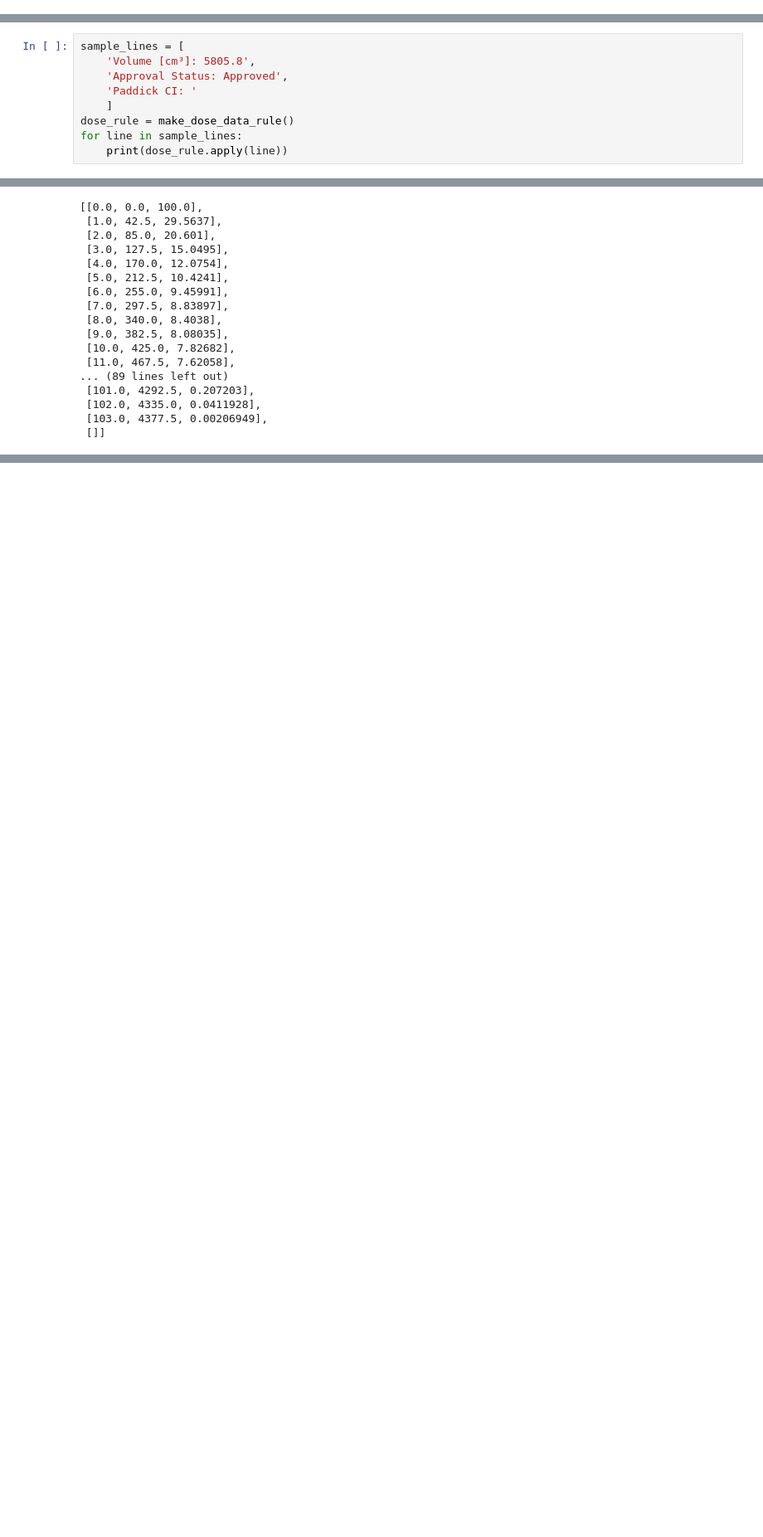
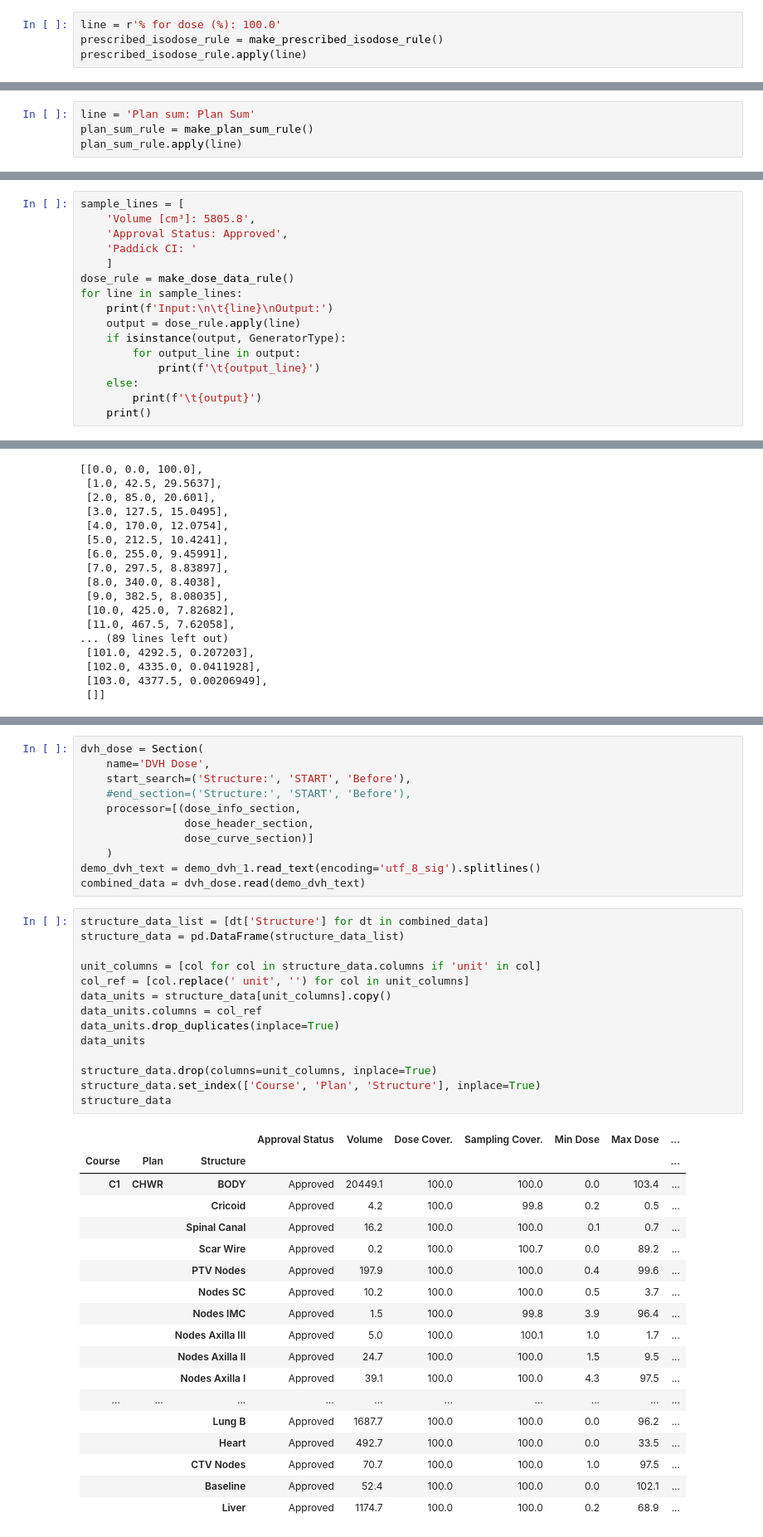
Before and after one commit to GregSal/sectionary, a Jupyter notebook: examples/read_dvh.ipynb, the cells around one changed output, grey strips where cells are left out. Shown at 83% size. Saved outputs shown, nothing was run; the diff lists cells and outputs as text; blank space fills up the shorter version.

Commit message:
DVH read section completed, bugs found

```diff
--- a/examples/read_dvh.ipynb
+++ b/examples/read_dvh.ipynb
@@ -596,3 +654,7 @@ def make_prescribed_isodose_rule() -> Rule:
                                    fail_method='None',
                                    name='make_prescribed_isodose_rule')
     return prescribed_isodose_rule
+# %%
+line = r'% for dose (%): 100.0'
+prescribed_isodose_rule = make_prescribed_isodose_rule()
+prescribed_isodose_rule.apply(line)
@@ -617,3 +681,7 @@ def make_plan_sum_rule() -> Rule:
                          fail_method='None',
                          name='make_plan_sum_rule')
     return plan_sum_rule
+# %%
+line = 'Plan sum: Plan Sum'
+plan_sum_rule = make_plan_sum_rule()
+plan_sum_rule.apply(line)
@@ -1053,5 +1156,12 @@ sample_lines = [
     ]
 dose_rule = make_dose_data_rule()
 for line in sample_lines:
-    print(dose_rule.apply(line))
+    print(f'Input:\n\t{line}\nOutput:')
+    output = dose_rule.apply(line)
+    if isinstance(output, GeneratorType):
+        for output_line in output:
+            print(f'\t{output_line}')
+    else:
+        print(f'\t{output}')
+    print()
 # %% [output]
@@ -1560,0 +1703,44 @@ dvh_dose = Section(
+# %%
+dvh_dose = Section(
+    name='DVH Dose',
+    start_search=('Structure:', 'START', 'Before'),
+    #end_section=('Structure:', 'START', 'Before'),
+    processor=[(dose_info_section,
+                dose_header_section,
+                dose_curve_section)]
+    )
+demo_dvh_text = demo_dvh_1.read_text(encoding='utf_8_sig').splitlines()
+combined_data = dvh_dose.read(demo_dvh_text)
+# %%
+structure_data_list = [dt['Structure'] for dt in combined_data]
+structure_data = pd.DataFrame(structure_data_list)
+
+unit_columns = [col for col in structure_data.columns if 'unit' in col]
+col_ref = [col.replace(' unit', '') for col in unit_columns]
+data_units = structure_data[unit_columns].copy()
+data_units.columns = col_ref
+data_units.drop_duplicates(inplace=True)
+data_units
+
+structure_data.drop(columns=unit_columns, inplace=True)
+structure_data.set_index(['Course', 'Plan', 'Structure'], inplace=True)
+structure_data
+# %% [output]
+|  |  |  | Approval Status | Volume | Dose Cover. | Sampling Cover. | Min Dose | Max Dose | ... |
+| Course | Plan | Structure |  |  |  |  |  |  | ... |
+| C1 | CHWR | BODY | Approved | 20449.1 | 100.0 | 100.0 | 0.0 | 103.4 | ... |
+|  |  | Cricoid | Approved | 4.2 | 100.0 | 99.8 | 0.2 | 0.5 | ... |
+|  |  | Spinal Canal | Approved | 16.2 | 100.0 | 100.0 | 0.1 | 0.7 | ... |
+|  |  | Scar Wire | Approved | 0.2 | 100.0 | 100.7 | 0.0 | 89.2 | ... |
+|  |  | PTV Nodes | Approved | 197.9 | 100.0 | 100.0 | 0.4 | 99.6 | ... |
+|  |  | Nodes SC | Approved | 10.2 | 100.0 | 100.0 | 0.5 | 3.7 | ... |
+|  |  | Nodes IMC | Approved | 1.5 | 100.0 | 99.8 | 3.9 | 96.4 | ... |
+|  |  | Nodes Axilla III | Approved | 5.0 | 100.0 | 100.1 | 1.0 | 1.7 | ... |
+|  |  | Nodes Axilla II | Approved | 24.7 | 100.0 | 100.0 | 1.5 | 9.5 | ... |
+|  |  | Nodes Axilla I | Approved | 39.1 | 100.0 | 100.0 | 4.3 | 97.5 | ... |
+| ... | ... | ... | ... | ... | ... | ... | ... | ... | ... |
+|  |  | Lung B | Approved | 1687.7 | 100.0 | 100.0 | 0.0 | 96.2 | ... |
+|  |  | Heart | Approved | 492.7 | 100.0 | 100.0 | 0.0 | 33.5 | ... |
+|  |  | CTV Nodes | Approved | 70.7 | 100.0 | 100.0 | 1.0 | 97.5 | ... |
+|  |  | Baseline | Approved | 52.4 | 100.0 | 100.0 | 0.0 | 102.1 | ... |
+|  |  | Liver | Approved | 1174.7 | 100.0 | 100.0 | 0.2 | 68.9 | ... |
```
Also changed, not shown: parts of 24 cells of this notebook, 2 other files.
